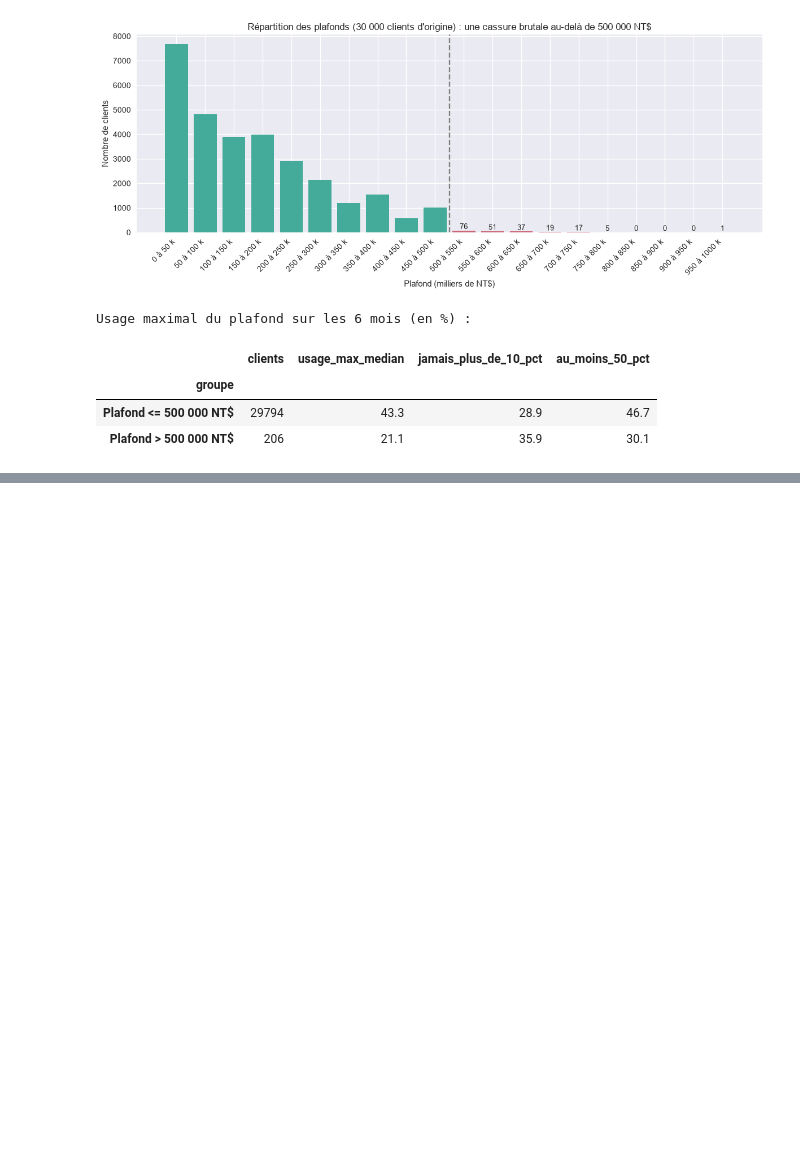
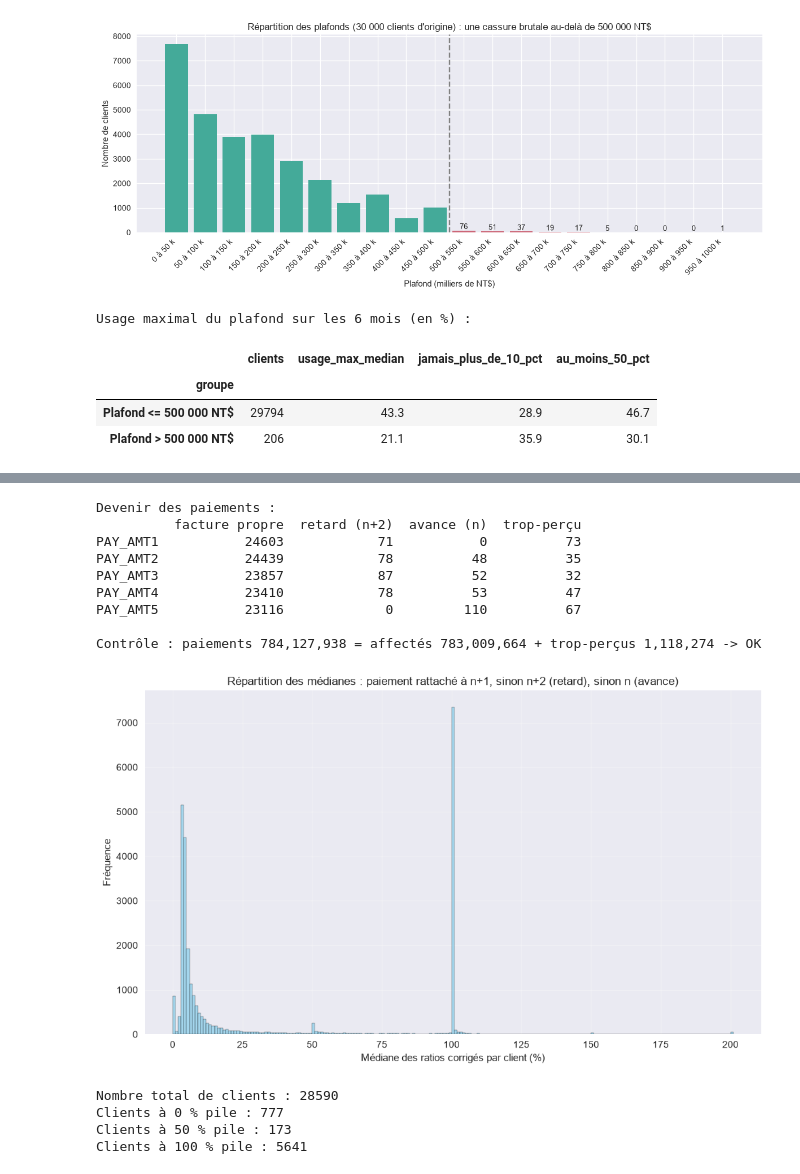
Before and after one commit to johan-mac-59/RiskLens_ML, a Jupyter notebook: src/05_01_EDA_lab.ipynb, the cells around one changed output, grey strips where cells are left out. Drawn from its saved outputs; the diff is of its cells as text; code cells hidden in the pictures; blank space fills up the shorter version.

```diff
--- a/src/05_01_EDA_lab.ipynb
+++ b/src/05_01_EDA_lab.ipynb
@@ -7767,0 +7875,80 @@ Usage maximal du plafond sur les 6 mois (en %) :
+# %%
+# version « chaque paiement cherche sa facture » : PAY_AMTn règle BILL_AMT(n+1) ;
+# si elle n'est pas due (<= 0) : rattaché à BILL_AMT(n+2) (paiement en retard) ;
+# sinon, si possible : rattaché à BILL_AMT(n) (paiement en avance).
+# Chaque paiement n'est affecté qu'à une seule facture : aucun paiement n'est compté deux fois.
+# Médiane classique (pandas) : comparable au graphique d'origine.
+
+import numpy as np
+import matplotlib.pyplot as plt
+
+paye = {k: pd.Series(0.0, index=df.index) for k in range(2, 7)}   # montant affecté à BILL_AMT2 ... BILL_AMT6
+statut = {}
+total_trop_percu = 0.0
+
+for n in range(1, 6):                       # PAY_AMT1 à PAY_AMT5 (PAY_AMT6 règle la facture de mars, non visible)
+    p = df[f'PAY_AMT{n}']
+    reste = p > 0                            # paiements pas encore affectés
+
+    propre = reste & (df[f'BILL_AMT{n+1}'] > 0)                    # 1. sa facture
+    reste &= ~propre
+    retard = reste & (df[f'BILL_AMT{n+2}'] > 0) if n + 2 <= 6 else reste & False   # 2. facture d'avant (retard)
+    reste &= ~retard
+    avance = reste & (df[f'BILL_AMT{n}'] > 0) if n >= 2 else reste & False         # 3. facture suivante (avance)
+    reste &= ~avance                                                # 4. ce qui reste : trop-perçu
+
+    paye[n + 1] += p.where(propre, 0)
+    if n + 2 <= 6:
+        paye[n + 2] += p.where(retard, 0)
+    if n >= 2:
+        paye[n] += p.where(avance, 0)
+    total_trop_percu += p.where(reste, 0).sum()
+    statut[f'PAY_AMT{n}'] = {'facture propre': int(propre.sum()), 'retard (n+2)': int(retard.sum()),
+                             'avance (n)': int(avance.sum()), 'trop-perçu': int(reste.sum())}
+
+# Contrôle : paiements = affectés + trop-perçus (rien n'est compté deux fois)
+total_paiements = sum(df[f'PAY_AMT{n}'].where(df[f'PAY_AMT{n}'] > 0, 0).sum() for n in range(1, 6))
+total_affecte = sum(s.sum() for s in paye.values())
+print("Devenir des paiements :")
+print(pd.DataFrame(statut).T)
+print(f"\nContrôle : paiements {total_paiements:,.0f} = affectés {total_affecte:,.0f} + trop-perçus {total_trop_percu:,.0f} "
+      f"-> {'OK' if abs(total_paiements - total_affecte - total_trop_percu) < 1 else 'ERREUR'}")
+
+# Ratios corrigés, rangés comme ratio_PAY_BILLn (ratio n = facture n+1), seulement quand la facture était due
+ratios_corriges = pd.DataFrame({
+    f'ratio_corr{k-1}': (paye[k] / df[f'BILL_AMT{k}'].where(df[f'BILL_AMT{k}'] > 0) * 100).clip(0, 200)
+    for k in range(2, 7)
+})
+
+# Médiane classique, calculée automatiquement par pandas
+df['ratio_median_corrige'] = ratios_corriges.median(axis=1)
+medianes_corrigees = df['ratio_median_corrige'].dropna()
+
+plt.figure(figsize=(10, 6))
+plt.hist(medianes_corrigees, bins=range(0, 202, 1), color='skyblue', edgecolor='black', alpha=0.7)
+plt.xlabel('Médiane des ratios corrigés par client (%)')
+plt.ylabel('Fréquence')
+plt.title('Répartition des médianes : paiement rattaché à n+1, sinon n+2 (retard), sinon n (avance)')
+plt.grid(True, alpha=0.3)
+plt.tight_layout()
+plt.show()
+
+print(f"Nombre total de clients : {len(medianes_corrigees)}")
+print(f"Clients à 0 % pile : {(medianes_corrigees == 0).sum()}")
+print(f"Clients à 50 % pile : {(medianes_corrigees == 50).sum()}")
+print(f"Clients à 100 % pile : {(medianes_corrigees == 100).sum()}")
+# %% [output]
+Devenir des paiements :
+          facture propre  retard (n+2)  avance (n)  trop-perçu
+PAY_AMT1           24603            71           0          73
+PAY_AMT2           24439            78          48          35
+PAY_AMT3           23857            87          52          32
+PAY_AMT4           23410            78          53          47
+PAY_AMT5           23116             0         110          67
+
+Contrôle : paiements 784,127,938 = affectés 783,009,664 + trop-perçus 1,118,274 -> OK
+[figure, added]
+Nombre total de clients : 28590
+Clients à 0 % pile : 777
+Clients à 50 % pile : 173
+Clients à 100 % pile : 5641
```
Also changed, not shown: parts of 10 cells of this notebook, 9 other files.
